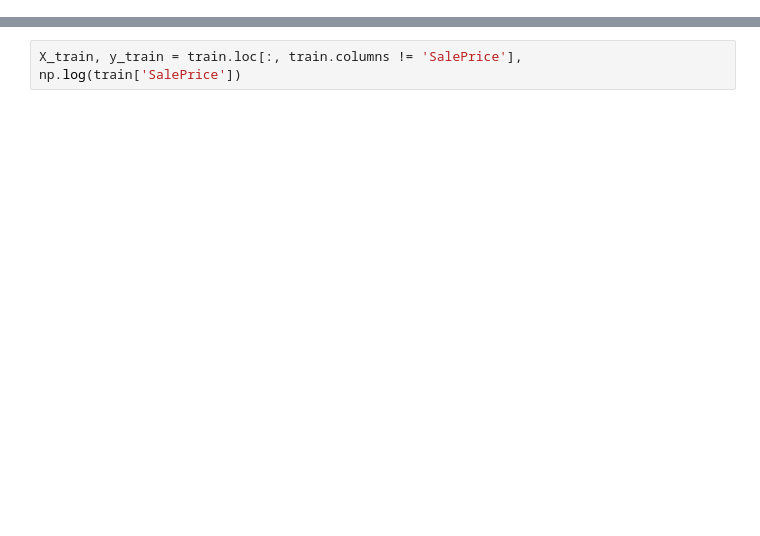
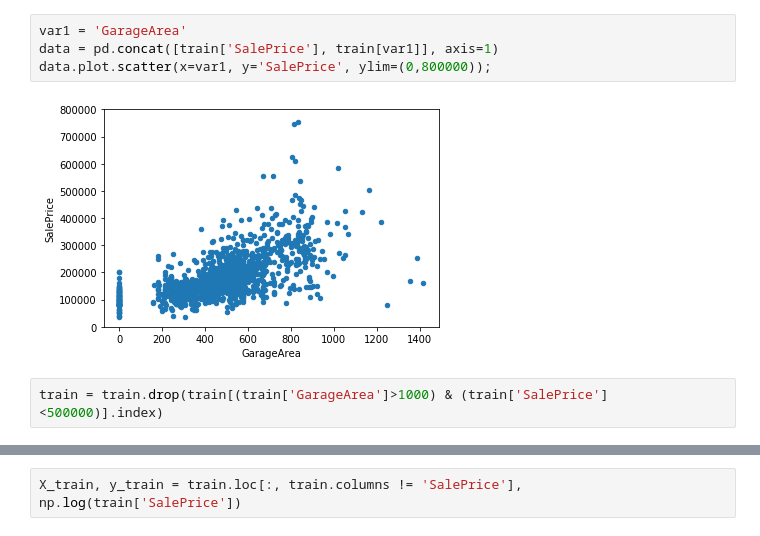
Before and after one commit to n1ghteagle2/school, a Jupyter notebook: homework/Homework3/Homework_3_File_3.ipynb, the cells around one changed output, grey strips where cells are left out. Drawn from its saved outputs; the diff is of its cells as text; blank space fills up the shorter version.

```diff
--- a/homework/Homework3/Homework_3_File_3.ipynb
+++ b/homework/Homework3/Homework_3_File_3.ipynb
@@ -18,0 +37,8 @@ test  = pd.read_csv('house-prices-advanced-regression-techniques\\test.csv', use
+# %%
+var1 = 'GarageArea'
+data = pd.concat([train['SalePrice'], train[var1]], axis=1)
+data.plot.scatter(x=var1, y='SalePrice', ylim=(0,800000));
+# %% [output]
+[figure, added]
+# %%
+train = train.drop(train[(train['GarageArea']>1000) & (train['SalePrice']<500000)].index)
```
Also changed, not shown: parts of 19 cells of this notebook, 7 other files.
